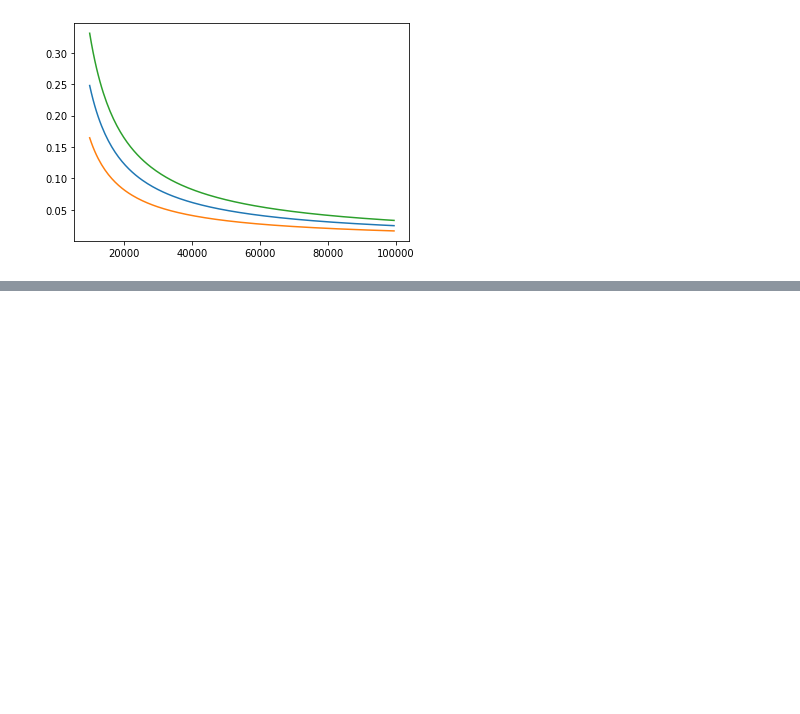
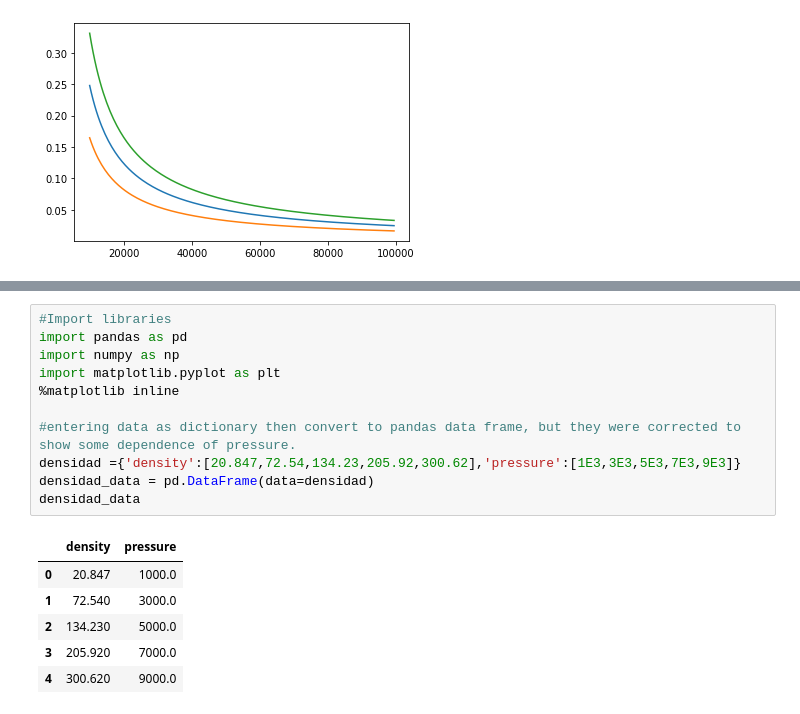
Before and after one commit to unixson/termodinamica, a Jupyter notebook: Libro-Fisicoquimica.ipynb, the cells around one changed output, grey strips where cells are left out. Drawn from its saved outputs; the diff is of its cells as text; blank space fills up the shorter version.

```diff
--- a/Libro-Fisicoquimica.ipynb
+++ b/Libro-Fisicoquimica.ipynb
@@ -207,0 +294,18 @@ plt.show()
+# %%
+#Import libraries
+import pandas as pd
+import numpy as np
+import matplotlib.pyplot as plt
+%matplotlib inline
+
+#entering data as dictionary then convert to pandas data frame, but they were corrected to show some dependence of pressure.
+densidad ={'density':[20.847,72.54,134.23,205.92,300.62],'pressure':[1E3,3E3,5E3,7E3,9E3]}
+densidad_data = pd.DataFrame(data=densidad)
+densidad_data
+# %% [output]
+|  | density | pressure |
+| 0 | 20.847 | 1000.0 |
+| 1 | 72.540 | 3000.0 |
+| 2 | 134.230 | 5000.0 |
+| 3 | 205.920 | 7000.0 |
+| 4 | 300.620 | 9000.0 |
```
Also changed, not shown: parts of 13 cells of this notebook.
